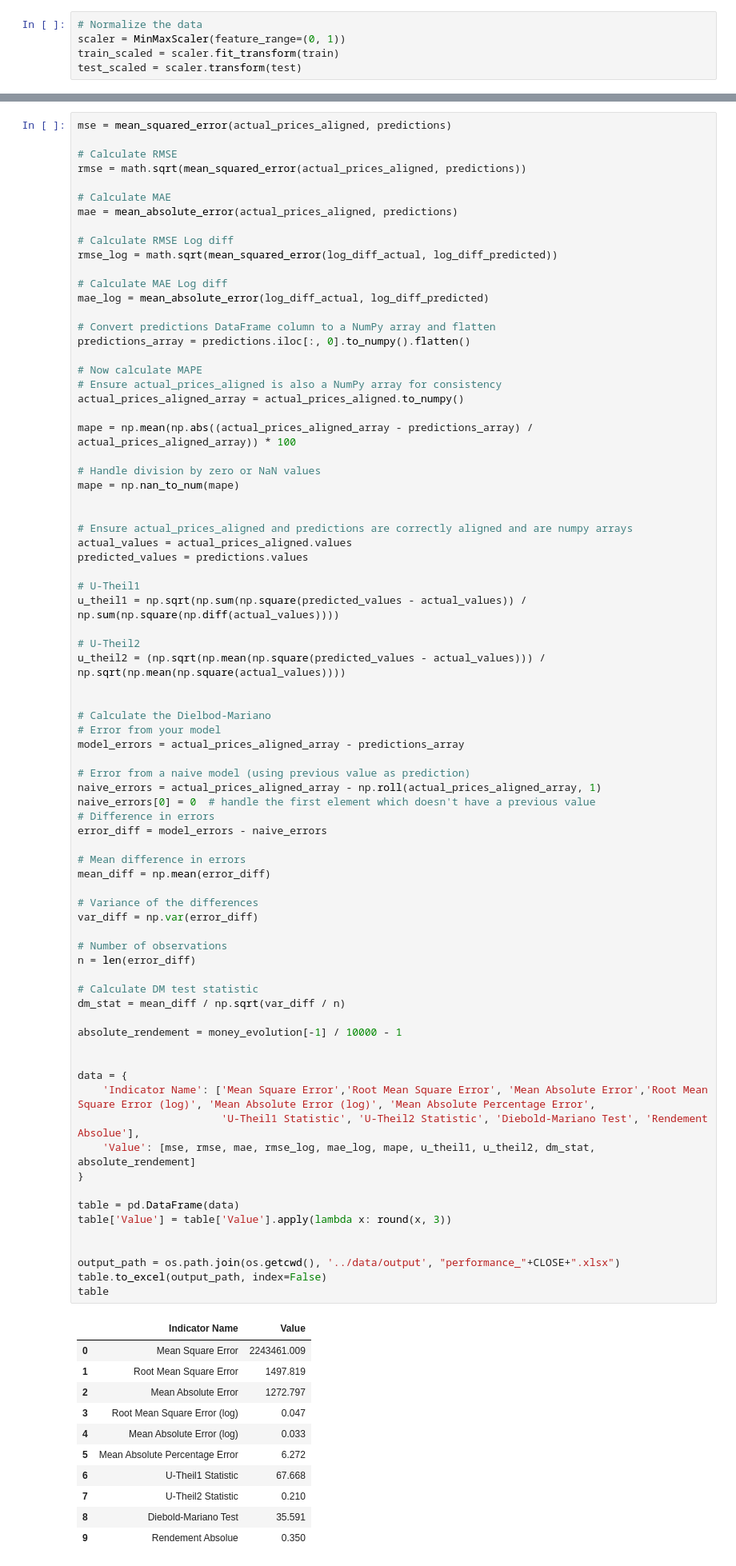
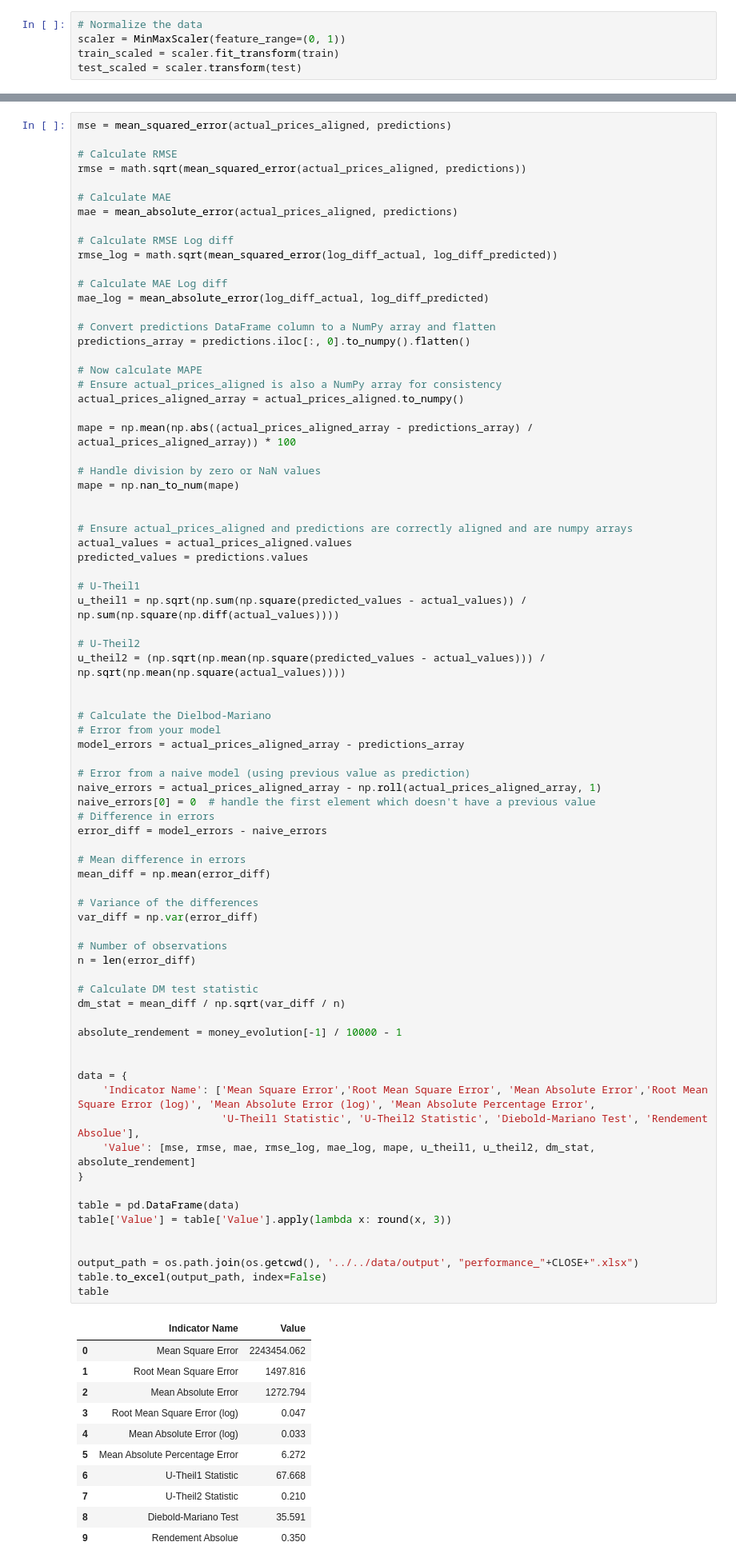
Before and after one commit to CodyAdam/datachallenge2024, a Jupyter notebook: src/models/BTC.ipynb, the cells around one changed output, grey strips where cells are left out. Shown at 80% size. Saved outputs shown, nothing was run; the diff lists cells and outputs as text.

Commit message:
Update data and source code files

```diff
--- a/src/models/BTC.ipynb
+++ b/src/models/BTC.ipynb
@@ -302,37 +304,37 @@ error_diff = model_errors - naive_errors
 
 # Mean difference in errors
 mean_diff = np.mean(error_diff)
 
 # Variance of the differences
 var_diff = np.var(error_diff)
 
 # Number of observations
 n = len(error_diff)
 
 # Calculate DM test statistic
 dm_stat = mean_diff / np.sqrt(var_diff / n)
 
 absolute_rendement = money_evolution[-1] / 10000 - 1
 
 
 data = {
     'Indicator Name': ['Mean Square Error','Root Mean Square Error', 'Mean Absolute Error','Root Mean Square Error (log)', 'Mean Absolute Error (log)', 'Mean Absolute Percentage Error',
                        'U-Theil1 Statistic', 'U-Theil2 Statistic', 'Diebold-Mariano Test', 'Rendement Absolue'],
     'Value': [mse, rmse, mae, rmse_log, mae_log, mape, u_theil1, u_theil2, dm_stat, absolute_rendement]
 }
 
 table = pd.DataFrame(data)
 table['Value'] = table['Value'].apply(lambda x: round(x, 3))
 
 
-output_path = os.path.join(os.getcwd(), '../data/output', "performance_"+CLOSE+".xlsx")
+output_path = os.path.join(os.getcwd(), '../../data/output', "performance_"+CLOSE+".xlsx")
 table.to_excel(output_path, index=False)
 table
 # %% [output]
 |  | Indicator Name | Value |
-| 0 | Mean Square Error | 2243461.009 |
-| 1 | Root Mean Square Error | 1497.819 |
-| 2 | Mean Absolute Error | 1272.797 |
+| 0 | Mean Square Error | 2243454.062 |
+| 1 | Root Mean Square Error | 1497.816 |
+| 2 | Mean Absolute Error | 1272.794 |
 | 3 | Root Mean Square Error (log) | 0.047 |
 | 4 | Mean Absolute Error (log) | 0.033 |
 | 5 | Mean Absolute Percentage Error | 6.272 |
```
Also changed, not shown: parts of 7 cells of this notebook, 9 other files.
